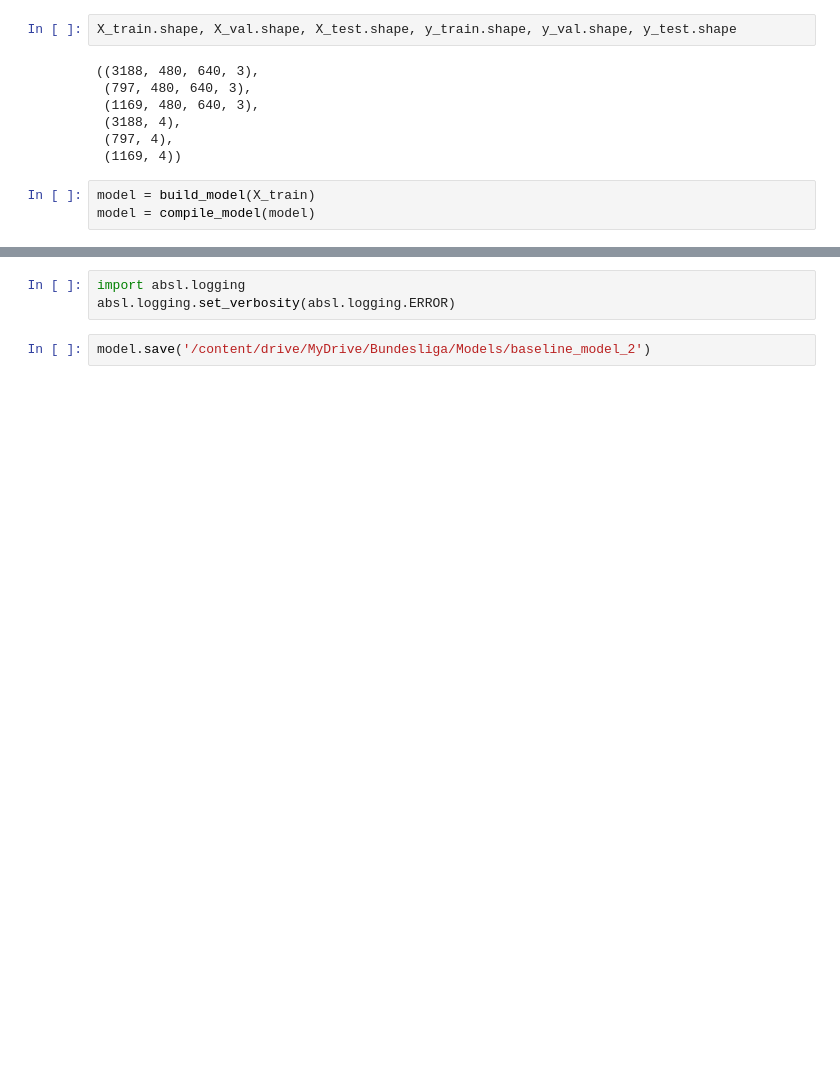
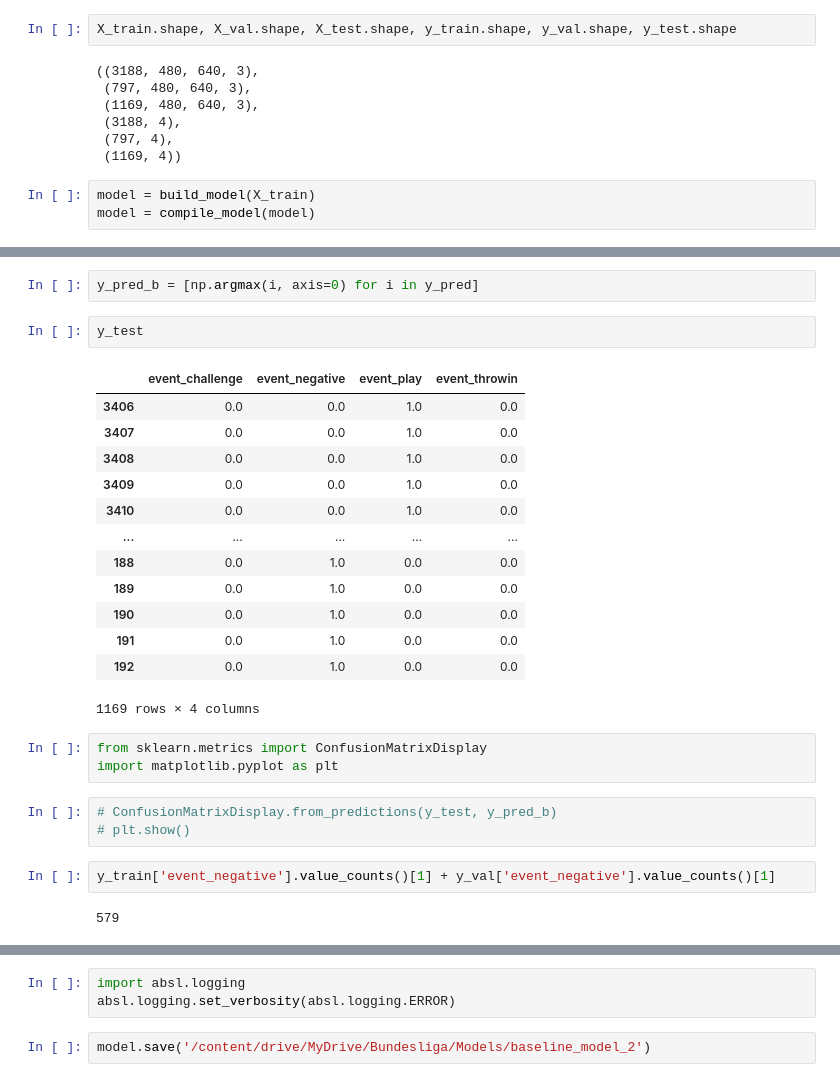
Before and after one commit to hmatzner/DFL-Bundesliga, a Jupyter notebook: Bundesliga - with functions.ipynb, the cells around one changed output, grey strips where cells are left out. Cells and saved outputs as stored; diff of their text form; blank space fills up the shorter version.

```diff
--- a/Bundesliga - with functions.ipynb
+++ b/Bundesliga - with functions.ipynb
@@ -399,0 +486,28 @@ array([[0.26462787, 0.00493192, 0.63086253, 0.09957767],
+# %%
+y_pred_b = [np.argmax(i, axis=0) for i in y_pred]
+# %%
+y_test
+# %% [output]
+|  | event_challenge | event_negative | event_play | event_throwin |
+| 3406 | 0.0 | 0.0 | 1.0 | 0.0 |
+| 3407 | 0.0 | 0.0 | 1.0 | 0.0 |
+| 3408 | 0.0 | 0.0 | 1.0 | 0.0 |
+| 3409 | 0.0 | 0.0 | 1.0 | 0.0 |
+| 3410 | 0.0 | 0.0 | 1.0 | 0.0 |
+| ... | ... | ... | ... | ... |
+| 188 | 0.0 | 1.0 | 0.0 | 0.0 |
+| 189 | 0.0 | 1.0 | 0.0 | 0.0 |
+| 190 | 0.0 | 1.0 | 0.0 | 0.0 |
+| 191 | 0.0 | 1.0 | 0.0 | 0.0 |
+| 192 | 0.0 | 1.0 | 0.0 | 0.0 |
+1169 rows × 4 columns
+# %%
+from sklearn.metrics import ConfusionMatrixDisplay
+import matplotlib.pyplot as plt
+# %%
+# ConfusionMatrixDisplay.from_predictions(y_test, y_pred_b)
+# plt.show()
+# %%
+y_train['event_negative'].value_counts()[1] + y_val['event_negative'].value_counts()[1]
+# %% [output]
+579
```
Also changed, not shown: parts of 27 cells of this notebook.
